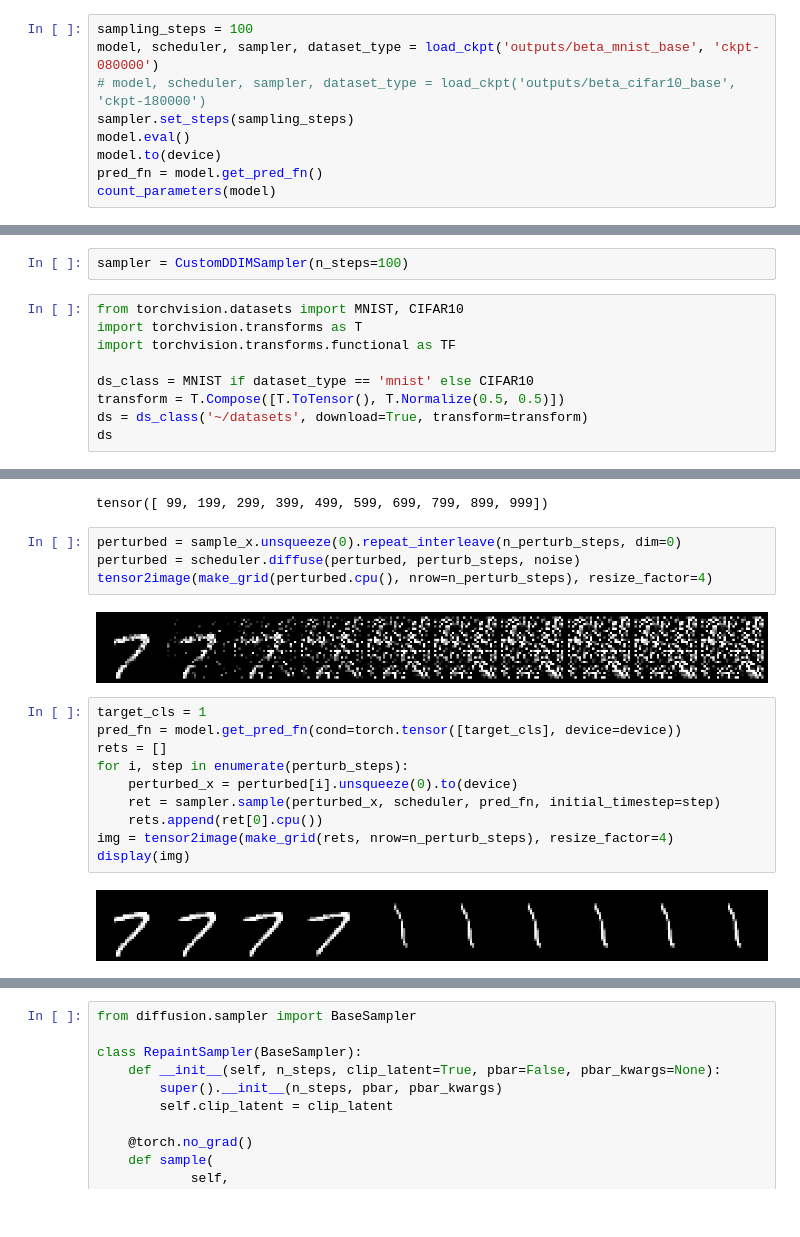
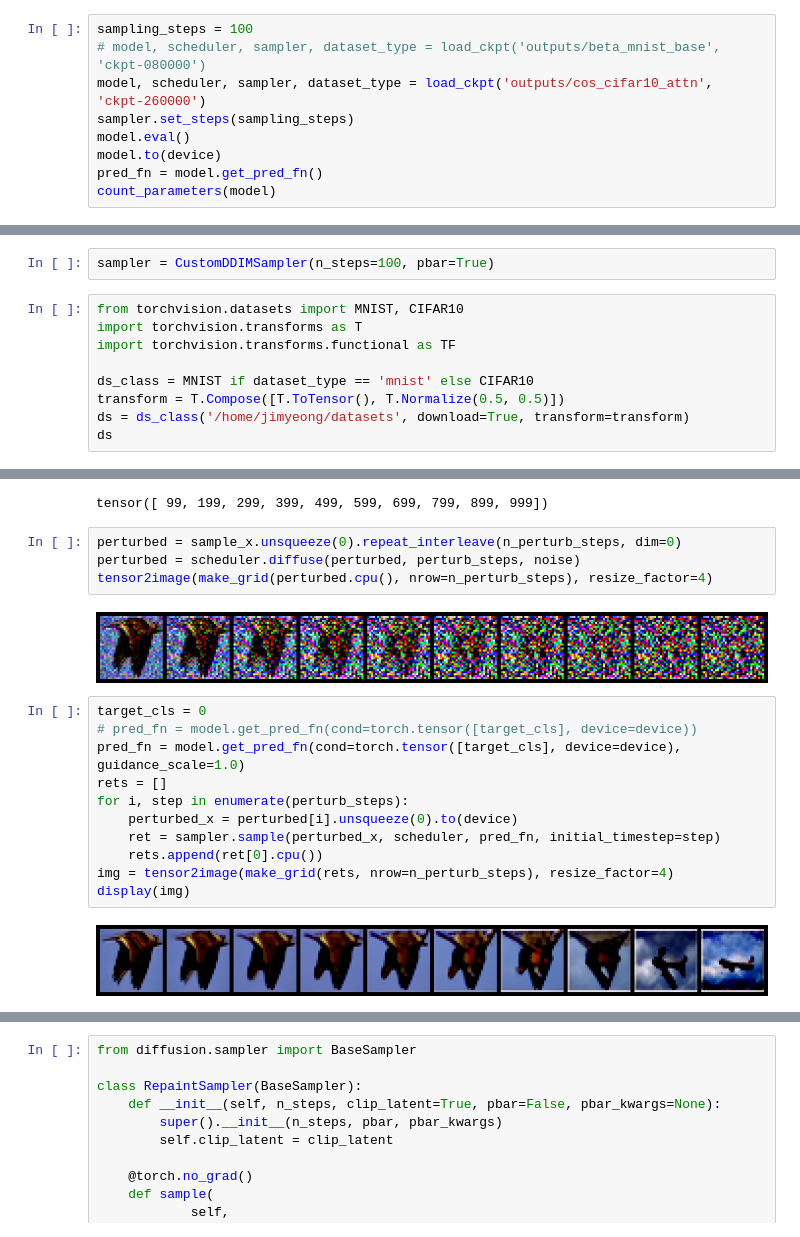
Before and after one commit to Thxios/diffusion-models, a Jupyter notebook: notebooks/interpolate.ipynb, the cells around one changed output, grey strips where cells are left out. Saved outputs shown, nothing was run; the diff lists cells and outputs as text.

```diff
--- a/notebooks/interpolate.ipynb
+++ b/notebooks/interpolate.ipynb
@@ -123,8 +123,8 @@ def slerp_2d(
     return grid
 # %%
 sampling_steps = 100
-model, scheduler, sampler, dataset_type = load_ckpt('outputs/beta_mnist_base', 'ckpt-080000')
-# model, scheduler, sampler, dataset_type = load_ckpt('outputs/beta_cifar10_base', 'ckpt-180000')
+# model, scheduler, sampler, dataset_type = load_ckpt('outputs/beta_mnist_base', 'ckpt-080000')
+model, scheduler, sampler, dataset_type = load_ckpt('outputs/cos_cifar10_attn', 'ckpt-260000')
 sampler.set_steps(sampling_steps)
 model.eval()
 model.to(device)
@@ -229,7 +229,7 @@ class CustomDDIMSampler(BaseSampler):
 
         return z
 # %%
-sampler = CustomDDIMSampler(n_steps=100)
+sampler = CustomDDIMSampler(n_steps=100, pbar=True)
 # %%
 from torchvision.datasets import MNIST, CIFAR10
 import torchvision.transforms as T
@@ -237,6 +237,6 @@ import torchvision.transforms.functional as TF
 
 ds_class = MNIST if dataset_type == 'mnist' else CIFAR10
 transform = T.Compose([T.ToTensor(), T.Normalize(0.5, 0.5)])
-ds = ds_class('~/datasets', download=True, transform=transform)
+ds = ds_class('/home/jimyeong/datasets', download=True, transform=transform)
 ds
 # %% [output]
@@ -269,19 +269,20 @@ perturbed = sample_x.unsqueeze(0).repeat_interleave(n_perturb_steps, dim=0)
 perturbed = scheduler.diffuse(perturbed, perturb_steps, noise)
 tensor2image(make_grid(perturbed.cpu(), nrow=n_perturb_steps), resize_factor=4)
 # %% [output]
-[figure, old version]
+[figure, new version]
 # %%
-target_cls = 1
-pred_fn = model.get_pred_fn(cond=torch.tensor([target_cls], device=device))
+target_cls = 0
+# pred_fn = model.get_pred_fn(cond=torch.tensor([target_cls], device=device))
+pred_fn = model.get_pred_fn(cond=torch.tensor([target_cls], device=device), guidance_scale=1.0)
 rets = []
 for i, step in enumerate(perturb_steps):
     perturbed_x = perturbed[i].unsqueeze(0).to(device)
     ret = sampler.sample(perturbed_x, scheduler, pred_fn, initial_timestep=step)
     rets.append(ret[0].cpu())
 img = tensor2image(make_grid(rets, nrow=n_perturb_steps), resize_factor=4)
 display(img)
 # %% [output]
-[figure, old version]
+[figure, new version]
 # %%
 tmp = torch.cat([perturbed, torch.stack(rets, dim=0)], dim=0)
 img = tensor2image(make_grid(tmp, nrow=n_perturb_steps), resize_factor=4)
```
Also changed, not shown: parts of 12 cells of this notebook, 1 other file.
